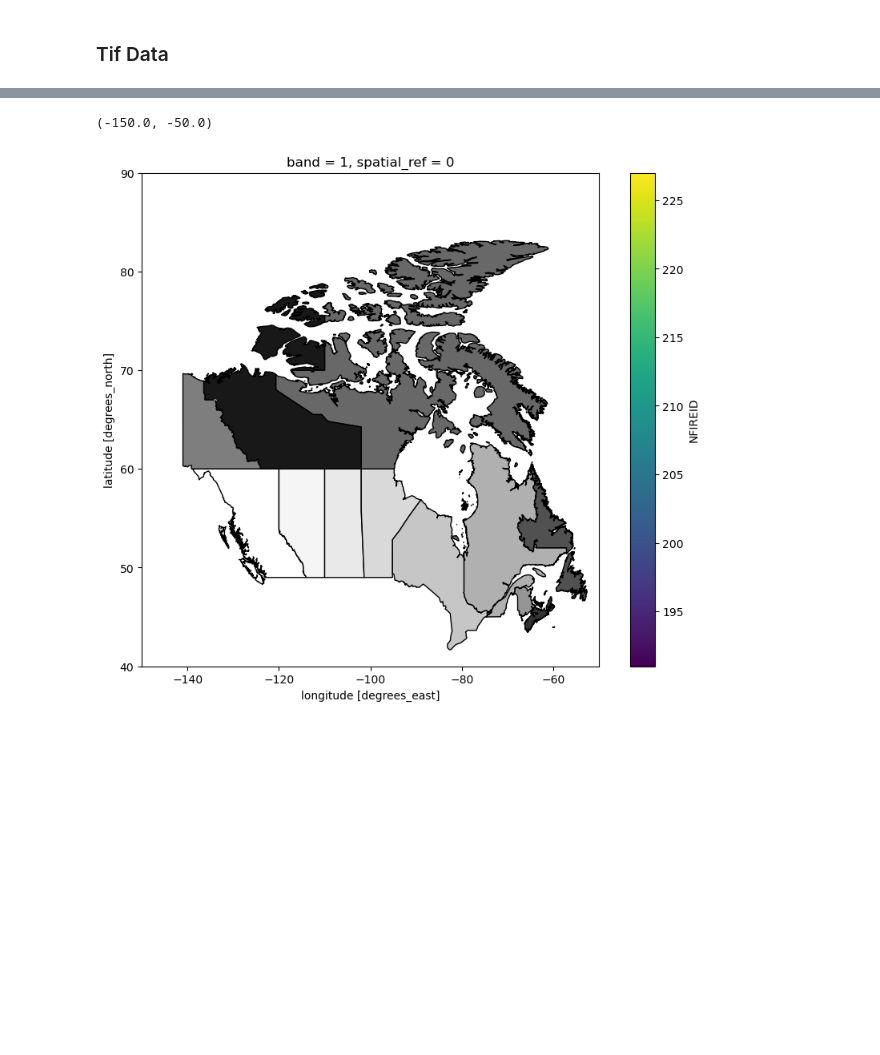
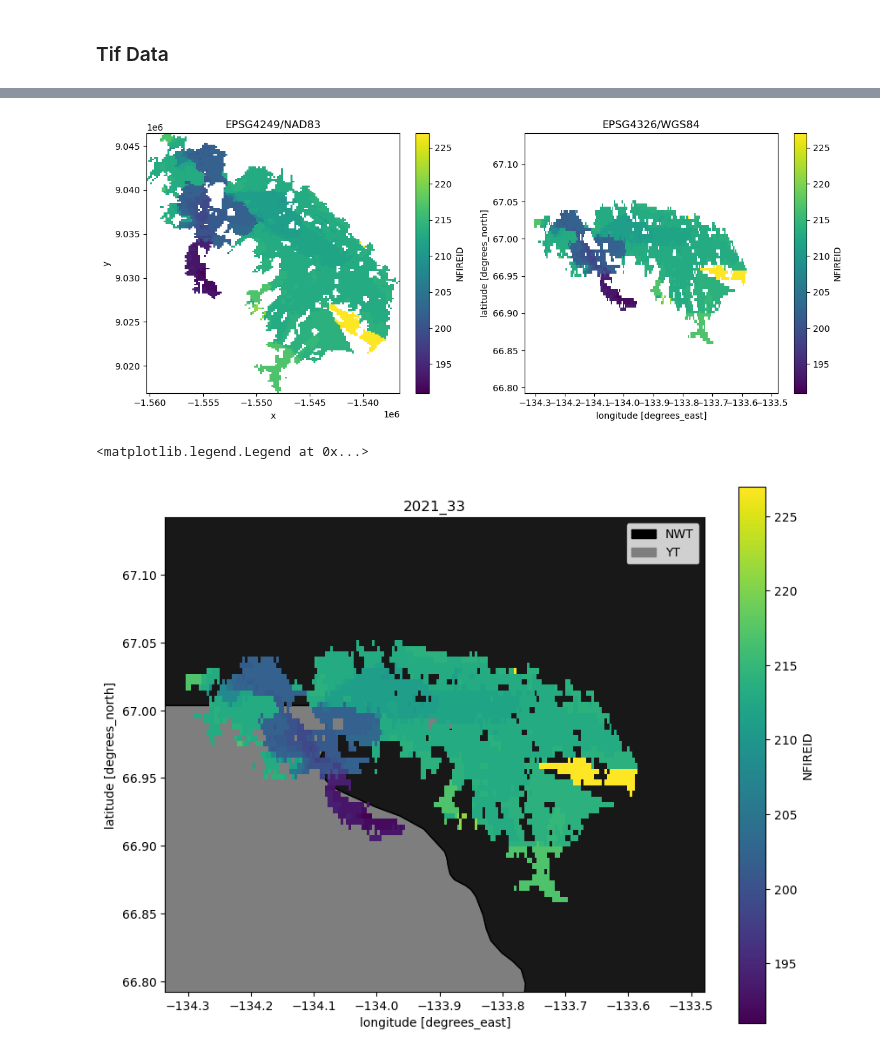
Before and after one commit to karlzam/geospatial, a Jupyter notebook: exploring-fires.ipynb, the cells around one changed output, grey strips where cells are left out. Drawn from its saved outputs; the diff is of its cells as text; code cells hidden in the pictures; blank space fills up the shorter version.

Commit message:
Added CFSDS

```diff
--- a/exploring-fires.ipynb
+++ b/exploring-fires.ipynb
@@ -423,0 +415,16 @@ rasterio.plot.show(tiff, title = "Ex")
+# %%
+import rioxarray as rxr
+
+# read in a GEOTif
+krig = rxr.open_rasterio(r'C:\Users\kzammit\Documents\Shapefiles\CFSDS\2021_33\2021_33_krig.tif')
+
+# Get the bounds of the tif
+krig.rio.bounds()
+
+print("The crs of your data is:", krig.rio.crs)
+print("The nodatavalue of your data is:", krig.rio.nodata)
+print("The shape of your data is:", krig.shape)
+print("The spatial resolution for your data is:", krig.rio.resolution())
+print("The metadata for your data is:", krig.attrs)
+
+et.epsg['']
@@ -424,7 +437,6 @@ rasterio.plot.show(tiff, title = "Ex")
 # %%
-import rioxarray
-
-rds = rioxarray.open_rasterio(data_name)
-rds_4326 = rds.rio.reproject("EPSG:4326")
-type(rds_4326)
+# Reproject into EPSG 4326
+krig_4326 = krig.rio.reproject("EPSG:4326")
+type(krig_4326)
+krig_4326.rio.crs
 # %% [output]
@@ -437,9 +444,27 @@ rds_4326.plot()
-# %%
-fig, ax = plt.subplots(figsize=(10,8))
-shp_map_cad.plot(ax=ax, edgecolor='black', linewidth=1, cmap='Greys')
-rds_4326.plot(ax=ax, linewidth=1)
-plt.ylim((40, 90))
-plt.xlim((-150, -50))
-# %% [output]
-(-150.0, -50.0)
-[figure, removed]
+# %%
+# Plot
+fig, axes = plt.subplots(nrows=1, ncols=2, figsize=(12, 5))
+krig.plot(ax=axes[0])
+krig_4326.plot(ax=axes[1])
+
+titles = ['EPSG4249/NAD83', 'EPSG4326/WGS84']
+for i, ax in enumerate(axes.ravel()):
+    ax.set_title(str(titles[i]))
+
+fig.tight_layout()
+# %% [output]
+[figure, added]
+# %%
+# Plot on a map of Canada
+
+import matplotlib.patches as mpatches
+fig, ax = plt.subplots(figsize=(10,8))
+shp_map_cad.plot(ax=ax, edgecolor='black', linewidth=1, cmap='Greys')
+krig_4326.plot(ax=ax, linewidth=1, label='2021_33')
+black_patch = mpatches.Patch(color='black', label='NWT')
+grey_patch = mpatches.Patch(color='#7E7E7E', label='YT')
+plt.title('2021_33')
+ax.legend(handles=[black_patch, grey_patch])
+# %% [output]
+<matplotlib.legend.Legend at 0x...>
+[figure, added]
```
Also changed, not shown: parts of 5 cells of this notebook.
